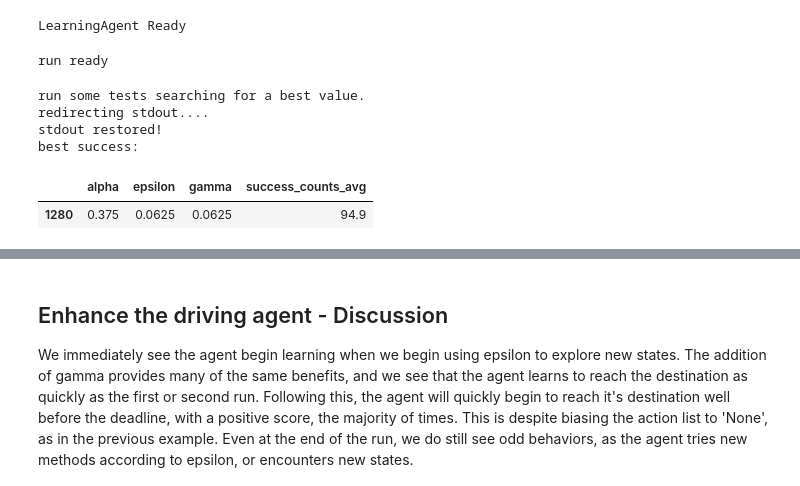
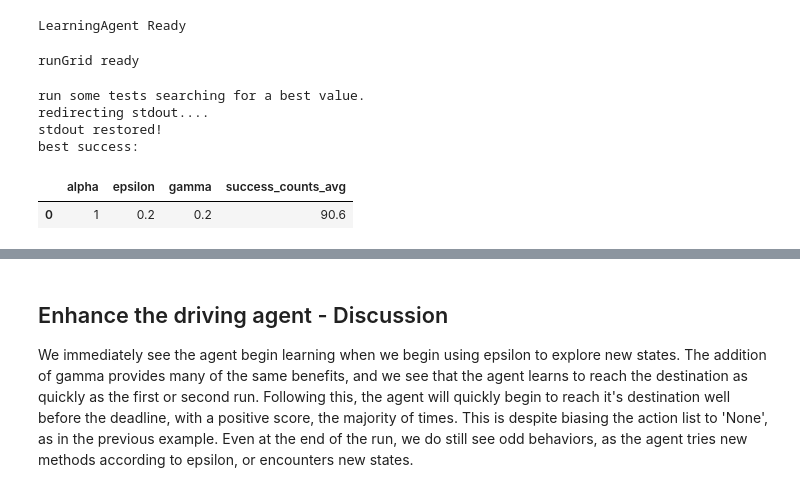
Before and after one commit to llathrop/smartcab, a Jupyter notebook: agent.ipynb, the cells around one changed output, grey strips where cells are left out. Drawn from its saved outputs; the diff is of its cells as text; code cells hidden in the pictures.

Commit message:
fix:update PDF, make data frm run grid more accessible

```diff
--- a/agent.ipynb
+++ b/agent.ipynb
@@ -571,11 +571,11 @@ class LearningAgent(BasicLearningAgent):
         self.features=[]
         self.Qtable={}
         self.epsilon=0.95
-        self.epsilon_end=0.125
+        self.epsilon_end=0.0625
         self.gamma=0.05
-        self.gamma_end=0.125
+        self.gamma_end=0.0625
         self.total_reward=[0]
-        self.alpha = 0.374625
+        self.alpha = 0.375
 
     def set_action(self):
         #initially we want to prefer a random action, but later we would like to trust our experience.
@@ -599,7 +599,7 @@ class LearningAgent(BasicLearningAgent):
 
         #initially we should have a very low gamma, as we can't trust our knowledge.
         # as time goes by we should give more weight to our knowledge and grow gamma.
-        rate=16 #-> higher is slower
+        rate=32 #-> higher is slower
         self.gamma=self.gamma+(self.gamma_end-self.gamma)/rate
 
         #Set the new value in the Q table based on the Q-learning method
@@ -653,9 +653,9 @@ def runGrid(agentType,trials=10, gui=False, deadline=True, delay=0):
         delay=0
 
     # NOTE: To speed up simulation, reduce update_delay and/or set display=False
-    run = 16
-    values=16
-    iterations=10
+    run = 1
+    values=5
+    iterations=5
     all_successcounts=[]
     for r in range(run):
         for v in range(values):
@@ -680,23 +680,23 @@ def runGrid(agentType,trials=10, gui=False, deadline=True, delay=0):
 
     if gui ==False:
         redirector.reset()
-    print "best success:"
-    #print all_successcounts
-    all_success_data=pd.DataFrame(all_successcounts)
-    #display(all_success_data)
-    display(all_success_data[all_success_data.success_counts_avg==max(all_success_data.success_counts_avg)])
 
-print "run ready"
+    return pd.DataFrame(all_successcounts)
+
+print "runGrid ready"
 # %% [output]
-run ready
+runGrid ready
 # %%
 if console == False:
     print "run some tests searching for a best value."
-    runGrid(agentType=LearningAgent,trials=100, deadline=True,gui=console, delay=.1)
+    successCounts=runGrid(agentType=LearningAgent,trials=100, deadline=True,gui=console, delay=.1)
+    print "best success:"
+    #display(successCounts)
+    display(successCounts[successCounts.success_counts_avg==max(successCounts.success_counts_avg)])
 # %% [output]
 run some tests searching for a best value.
 redirecting stdout....
 stdout restored!
 best success:
 |  | alpha | epsilon | gamma | success_counts_avg |
-| 1280 | 0.375 | 0.0625 | 0.0625 | 94.9 |
+| 0 | 1 | 0.2 | 0.2 | 90.6 |
```
Also changed, not shown: parts of 6 cells of this notebook, 1 other file.
